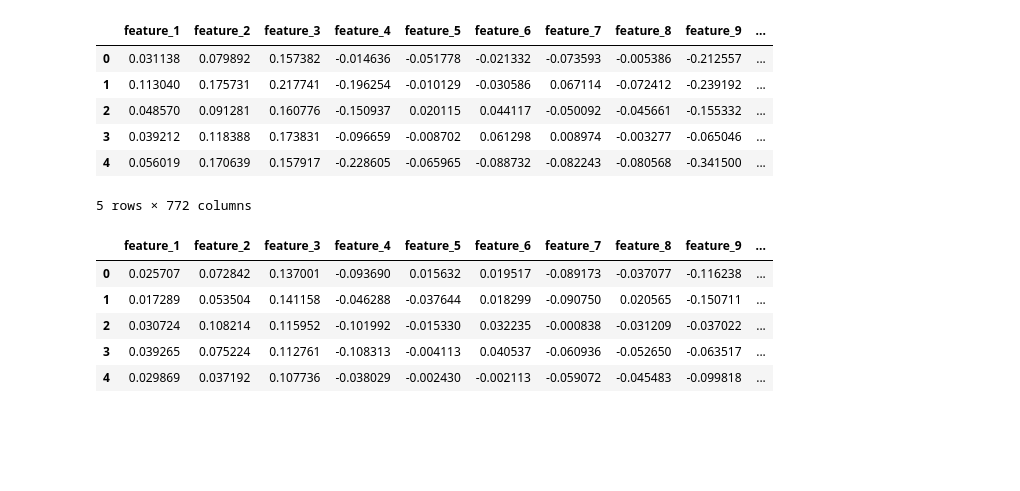
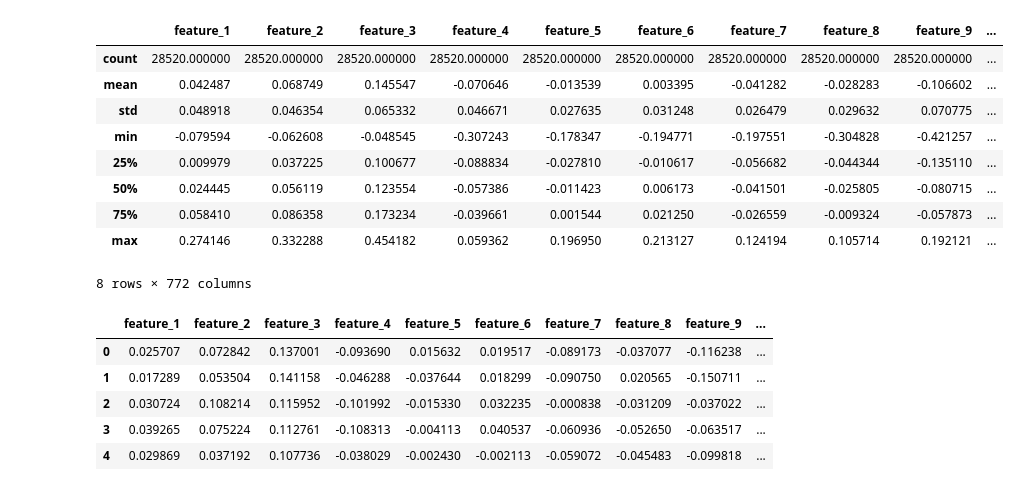
Before and after one commit to Jithmi004/Machine_Learning_Mini_Project, a Jupyter notebook: Layer 11/Layer_11_ML_Project.ipynb, the cells around one changed output. Cells and saved outputs as stored; diff of their text form; code cells hidden in the pictures; blank space fills up the shorter version.

```diff
--- a/Layer 11/Layer_11_ML_Project.ipynb
+++ b/Layer 11/Layer_11_ML_Project.ipynb
@@ -13,14 +13,18 @@ FEATURES = ['feature_'+ str(i) for i in range(1,769)]
 # %%
 trainDf = pd.read_csv("./train.csv")
 trainDf.head()
+trainDf.describe()
 # %% [output]
 |  | feature_1 | feature_2 | feature_3 | feature_4 | feature_5 | feature_6 | feature_7 | feature_8 | feature_9 | ... |
-| 0 | 0.031138 | 0.079892 | 0.157382 | -0.014636 | -0.051778 | -0.021332 | -0.073593 | -0.005386 | -0.212557 | ... |
-| 1 | 0.113040 | 0.175731 | 0.217741 | -0.196254 | -0.010129 | -0.030586 | 0.067114 | -0.072412 | -0.239192 | ... |
-| 2 | 0.048570 | 0.091281 | 0.160776 | -0.150937 | 0.020115 | 0.044117 | -0.050092 | -0.045661 | -0.155332 | ... |
-| 3 | 0.039212 | 0.118388 | 0.173831 | -0.096659 | -0.008702 | 0.061298 | 0.008974 | -0.003277 | -0.065046 | ... |
-| 4 | 0.056019 | 0.170639 | 0.157917 | -0.228605 | -0.065965 | -0.088732 | -0.082243 | -0.080568 | -0.341500 | ... |
+| count | 28520.000000 | 28520.000000 | 28520.000000 | 28520.000000 | 28520.000000 | 28520.000000 | 28520.000000 | 28520.000000 | 28520.000000 | ... |
+| mean | 0.042487 | 0.068749 | 0.145547 | -0.070646 | -0.013539 | 0.003395 | -0.041282 | -0.028283 | -0.106602 | ... |
+| std | 0.048918 | 0.046354 | 0.065332 | 0.046671 | 0.027635 | 0.031248 | 0.026479 | 0.029632 | 0.070775 | ... |
+| min | -0.079594 | -0.062608 | -0.048545 | -0.307243 | -0.178347 | -0.194771 | -0.197551 | -0.304828 | -0.421257 | ... |
+| 25% | 0.009979 | 0.037225 | 0.100677 | -0.088834 | -0.027810 | -0.010617 | -0.056682 | -0.044344 | -0.135110 | ... |
+| 50% | 0.024445 | 0.056119 | 0.123554 | -0.057386 | -0.011423 | 0.006173 | -0.041501 | -0.025805 | -0.080715 | ... |
+| 75% | 0.058410 | 0.086358 | 0.173234 | -0.039661 | 0.001544 | 0.021250 | -0.026559 | -0.009324 | -0.057873 | ... |
+| max | 0.274146 | 0.332288 | 0.454182 | 0.059362 | 0.196950 | 0.213127 | 0.124194 | 0.105714 | 0.192121 | ... |
-5 rows × 772 columns
+8 rows × 772 columns
 # %%
 validDf = pd.read_csv("./valid.csv")
 validDf.head()
```
Also changed, not shown: parts of 4 cells of this notebook.
